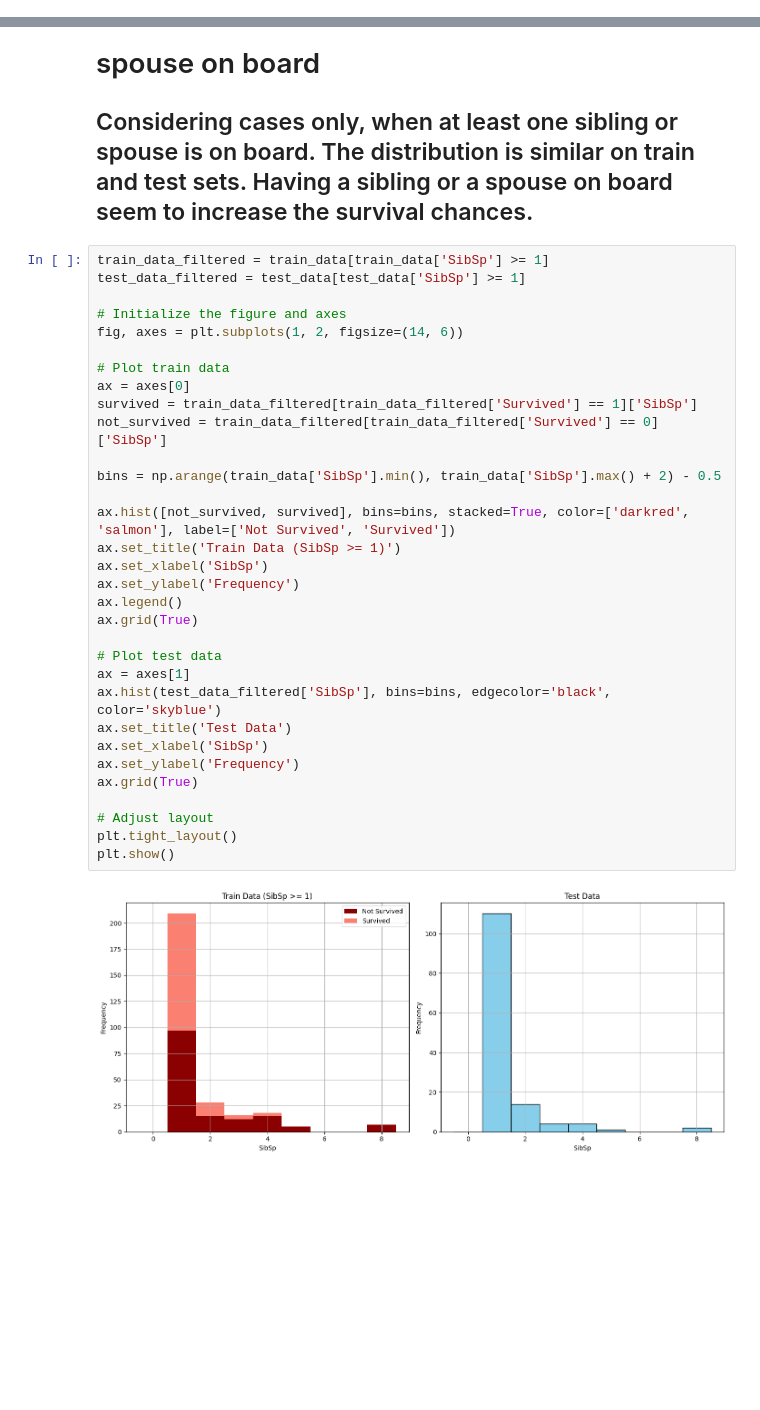
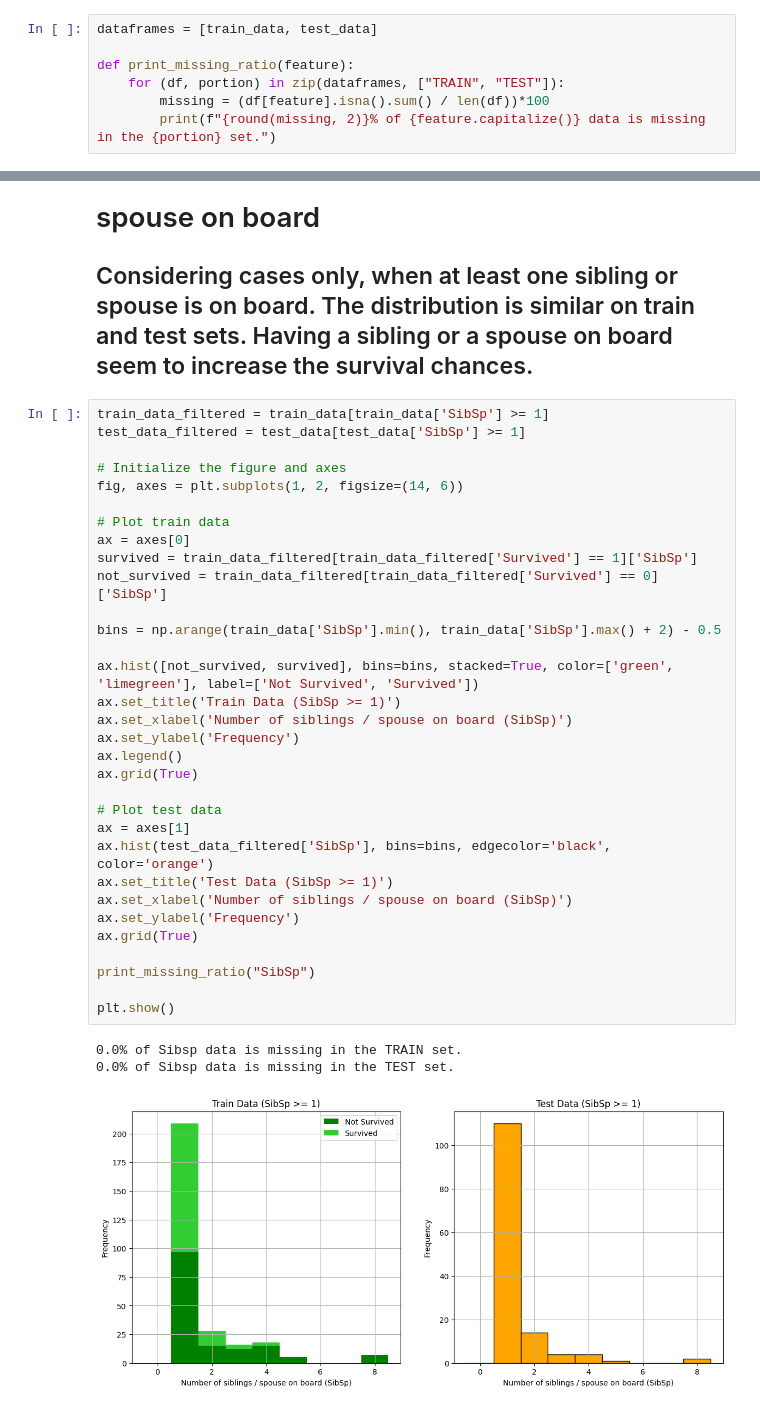
Before and after one commit to ihabram/kaggle-challenges, a Jupyter notebook: Titanic/titanic.ipynb, the cells around one changed output, grey strips where cells are left out. Saved outputs shown, nothing was run; the diff lists cells and outputs as text; blank space fills up the shorter version.

```diff
--- a/Titanic/titanic.ipynb
+++ b/Titanic/titanic.ipynb
@@ -32,5 +34,12 @@ test_data.head()
 | 2 | 894 | 2 | Myles, Mr. Thomas Francis | male | 62.0 | 0 | 0 | 240276 | 9.6875 | NaN | ... |
 | 3 | 895 | 3 | Wirz, Mr. Albert | male | 27.0 | 0 | 0 | 315154 | 8.6625 | NaN | ... |
 | 4 | 896 | 3 | Hirvonen, Mrs. Alexander (Helga E... | female | 22.0 | 1 | 1 | 3101298 | 12.2875 | NaN | ... |
+# %%
+dataframes = [train_data, test_data]
+
+def print_missing_ratio(feature):
+    for (df, portion) in zip(dataframes, ["TRAIN", "TEST"]):
+        missing = (df[feature].isna().sum() / len(df))*100
+        print(f"{round(missing, 2)}% of {feature.capitalize()} data is missing in the {portion} set.")
 # %% [markdown]
 # Exploring the gender distribution
@@ -184,35 +186,37 @@ plt.show()
 # %%
 train_data_filtered = train_data[train_data['SibSp'] >= 1]
 test_data_filtered = test_data[test_data['SibSp'] >= 1]
 
 # Initialize the figure and axes
 fig, axes = plt.subplots(1, 2, figsize=(14, 6))
 
 # Plot train data
 ax = axes[0]
 survived = train_data_filtered[train_data_filtered['Survived'] == 1]['SibSp']
 not_survived = train_data_filtered[train_data_filtered['Survived'] == 0]['SibSp']
 
 bins = np.arange(train_data['SibSp'].min(), train_data['SibSp'].max() + 2) - 0.5
 
-ax.hist([not_survived, survived], bins=bins, stacked=True, color=['darkred', 'salmon'], label=['Not Survived', 'Survived'])
+ax.hist([not_survived, survived], bins=bins, stacked=True, color=['green', 'limegreen'], label=['Not Survived', 'Survived'])
 ax.set_title('Train Data (SibSp >= 1)')
-ax.set_xlabel('SibSp')
+ax.set_xlabel('Number of siblings / spouse on board (SibSp)')
 ax.set_ylabel('Frequency')
 ax.legend()
 ax.grid(True)
 
 # Plot test data
 ax = axes[1]
-ax.hist(test_data_filtered['SibSp'], bins=bins, edgecolor='black', color='skyblue')
-ax.set_title('Test Data')
-ax.set_xlabel('SibSp')
+ax.hist(test_data_filtered['SibSp'], bins=bins, edgecolor='black', color='orange')
+ax.set_title('Test Data (SibSp >= 1)')
+ax.set_xlabel('Number of siblings / spouse on board (SibSp)')
 ax.set_ylabel('Frequency')
 ax.grid(True)
 
-# Adjust layout
-plt.tight_layout()
+print_missing_ratio("SibSp")
+
 plt.show()
 # %% [output]
+0.0% of Sibsp data is missing in the TRAIN set.
+0.0% of Sibsp data is missing in the TEST set.
-[figure, old version]
+[figure, new version]
 # %% [markdown]
```
Also changed, not shown: parts of 16 cells of this notebook.
